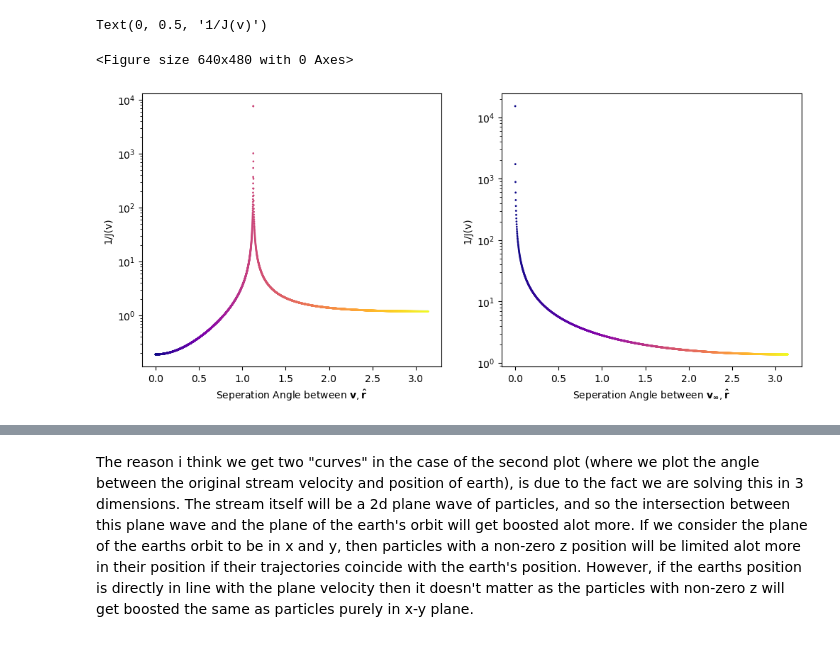
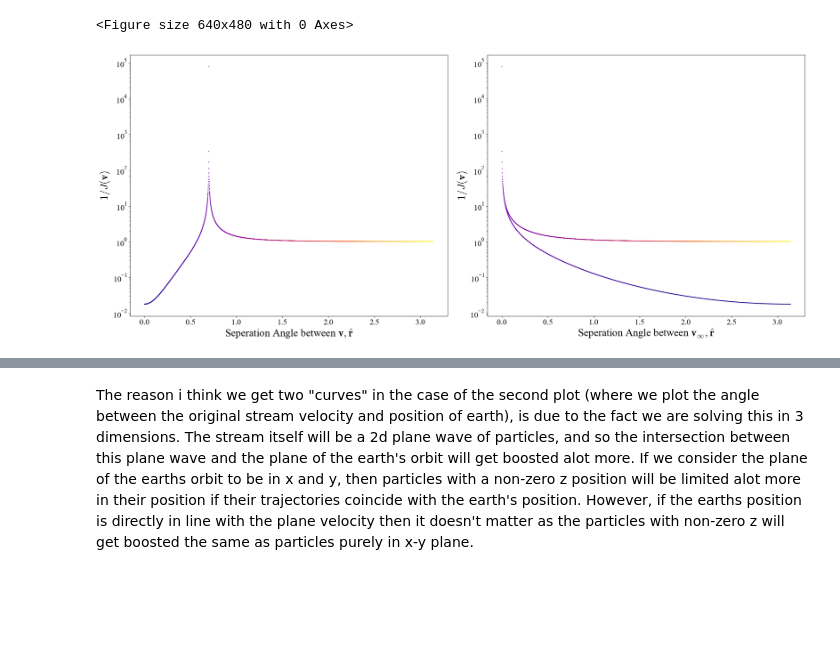
Before and after one commit to shauryagarg145/dark-matter-waves, a Jupyter notebook: jacobian.ipynb, the cells around one changed output, grey strips where cells are left out. Cells and saved outputs as stored; diff of their text form; code cells hidden in the pictures; blank space fills up the shorter version.

Commit message:
Made some Plots

```diff
--- a/jacobian.ipynb
+++ b/jacobian.ipynb
@@ -43,3 +69,28 @@ plt.legend()
+# %%
+import matplotlib
+from pyfonts import load_google_font
+
+
+
+font = {'family' : 'serif',
+        'weight' : 'normal',
+        'size'   : 22}
+matplotlib.rcParams['font.serif'] = "Times New Roman"
+matplotlib.rcParams["mathtext.fontset"] = "cm"
+
+matplotlib.rc('font', **font)
+
+SMALL_SIZE = 19
+MEDIUM_SIZE = 25
+BIGGER_SIZE = 27
+
+plt.rc('font', size=SMALL_SIZE)          # controls default text sizes
+plt.rc('axes', titlesize=SMALL_SIZE)     # fontsize of the axes title
+plt.rc('axes', labelsize=MEDIUM_SIZE)    # fontsize of the x and y labels
+plt.rc('xtick', labelsize=SMALL_SIZE)    # fontsize of the tick labels
+plt.rc('ytick', labelsize=SMALL_SIZE)    # fontsize of the tick labels
+plt.rc('legend', fontsize=SMALL_SIZE)    # legend fontsize
+plt.rc('figure', titlesize=BIGGER_SIZE)  # fontsize of the figure title
 # %%
 def jacobian_closed_form(v, Phi, theta):
     """The derived closed-form result: |dv_infty/dv| = 1 - (Phi/D)^2."""
@@ -52,7 +103,7 @@ def jacobian_closed_form(v, Phi, theta):
 
 Phi = -grav(1)
 #t = np.linspace(0, 1 * np.pi, 10000)
-spd = 20
+spd = 50#np.sqrt(Phi*2)
 spd_loc = np.sqrt(2*Phi + spd*spd) #np.linspace(np.sqrt(2*Phi), 500, 1000)
 z_vel = 0
 r = np.array([1, 0, 0])
@@ -74,46 +125,47 @@ def v_inf(v, theta):
 
 v_i = []
 phi = np.linspace(0, np.pi, 5000)
-phi1 = np.linspace(0, 1.1274289298939966, 2500)
-phi2 = np.linspace(1.1274289298939966, np.pi, 2500)
-phi = np.append(phi1, phi2)
+#phi1 = np.linspace(0, 1.1274289298939966, 2500)
+#phi2 = np.linspace(1.1274289298939966, np.pi, 2500)
+#phi = np.append(phi1, phi2)
 
 for t in phi:
     v_i.append(v_inf(spd_loc, t))
 
 v_i = np.array(v_i)
 
 v = np.column_stack([np.cos(phi), np.sin(phi), np.zeros_like(phi) + z_vel])
 phi = np.sum(v * r, axis=1) / np.sqrt(np.sum(v*v, axis = 1))
 phi = np.arccos(phi)
 
 
 ang1 = np.sum(v_i * r, axis=1) / np.sqrt(np.sum(v_i*v_i, axis = 1))
 ang = np.arccos(ang1)
 #ang[ang1 < 0] = -ang[ang1 < 0]
 #ang[100:] = -ang[100:]
 
 
 #v = np.sqrt(2 * Phi / 10 * 16 + 2*Phi)
 jac = jacobian_closed_form(spd_loc, Phi, phi)
 
 
 ind = np.argmin(jac)
 
 
 plt.clf()
-fig, ax = plt.subplots(1, 2, figsize=(12, 5))
+fig, ax = plt.subplots(1, 2, figsize=(24, 10))
 
 ax[0].semilogy()
 ax[0].scatter(phi, 1/jac, s= 1, c = np.arange(0, len(ang), 1), cmap= "plasma")
 ax[0].set_xlabel(r"Seperation Angle between $\mathbf{v}, \mathbf{\hat{r}}$")
-ax[0].set_ylabel("1/J(v)")
+ax[0].set_ylabel("$1/J(\mathbf{v})$")
 
 ax[1].semilogy()
-ax[1].scatter(ang[2500:], 1/jac[:2500][::-1] + 1/jac[2500:], s= 1, c = np.arange(0, len(ang)/2, 1), cmap="plasma")
+ax[1].scatter(ang, 1/jac, s= 1, c = np.arange(0, len(ang), 1), cmap="plasma")
 ax[1].set_xlabel(r"Seperation Angle between $\mathbf{v_\infty}, \mathbf{\hat{r}}$")
-ax[1].set_ylabel("1/J(v)")
+ax[1].set_ylabel("$1/J(\mathbf{v})$")
+
+fig.tight_layout()
 # %% [output]
-Text(0, 0.5, '1/J(v)')
+<Figure size 640x480 with 0 Axes>
-<Figure size 640x480 with 0 Axes>
-[figure, old version]
+[figure, new version]
```
Also changed, not shown: parts of 6 cells of this notebook, 3 other files.
